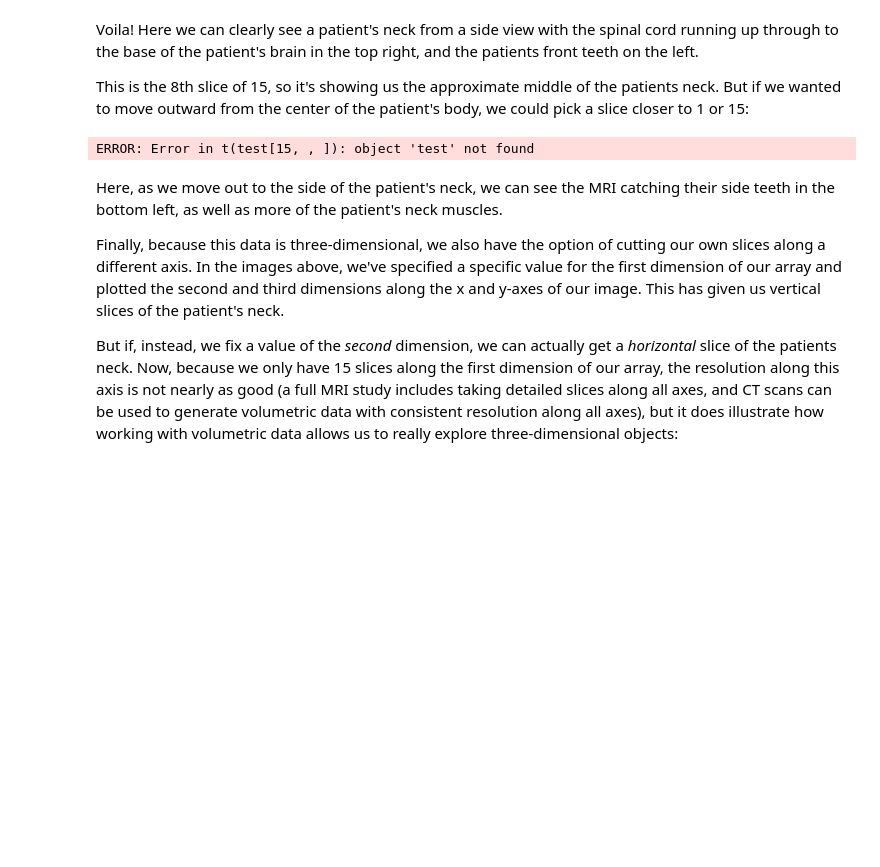
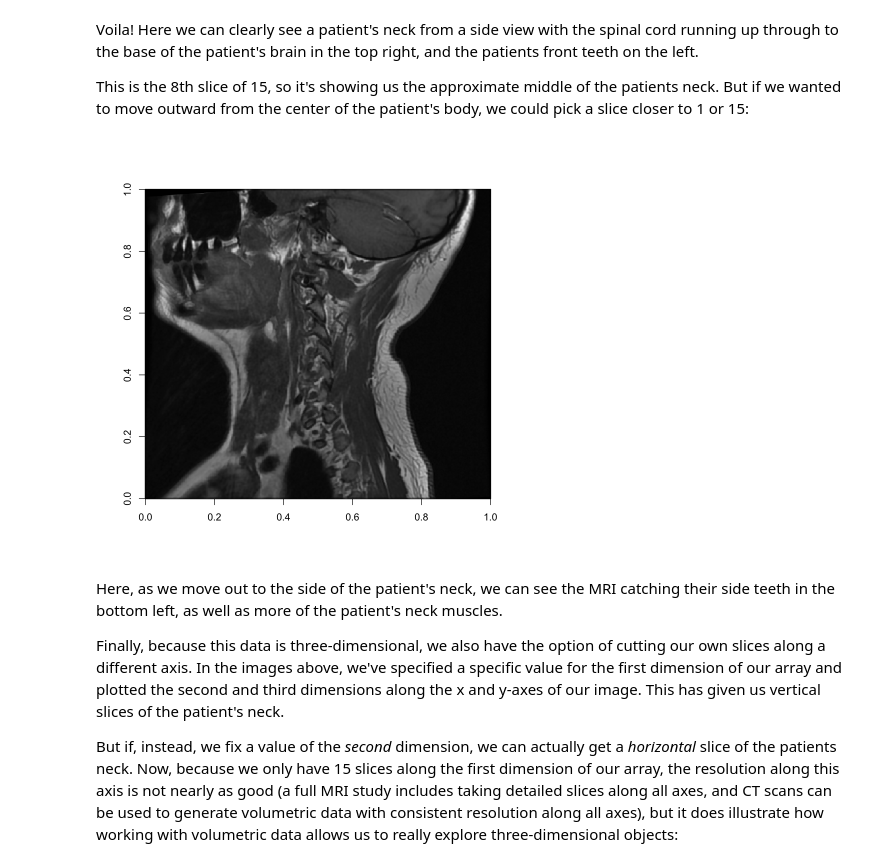
Before and after one commit to nickeubank/cm4ss, a Jupyter notebook: source/intro_to_arrays.ipynb, the cells around one changed output. Cells and saved outputs as stored; diff of their text form; code cells hidden in the pictures; blank space fills up the shorter version.

Commit message:
fix mri plot

```diff
--- a/source/intro_to_arrays.ipynb
+++ b/source/intro_to_arrays.ipynb
@@ -60,9 +60,9 @@ Voila! Here we can clearly see a patient's neck from a side view with the spinal
 
 This is the 8th slice of 15, so it's showing us the approximate middle of the patients neck. But if we wanted to move outward from the center of the patient's body, we could pick a slice closer to 1 or 15:
 # %%
-image(t(test[15, , ]), col = grey(seq(0, 1, length = 256)))
+image(mri[15, , ], col = grey(seq(0, 1, length = 256)))
 # %% [output]
-ERROR: Error in t(test[15, , ]): object 'test' not found
+[figure, added]
 # %% [markdown]
 Here, as we move out to the side of the patient's neck, we can see the MRI catching their side teeth in the bottom left, as well as more of the patient's neck muscles.
 
```
